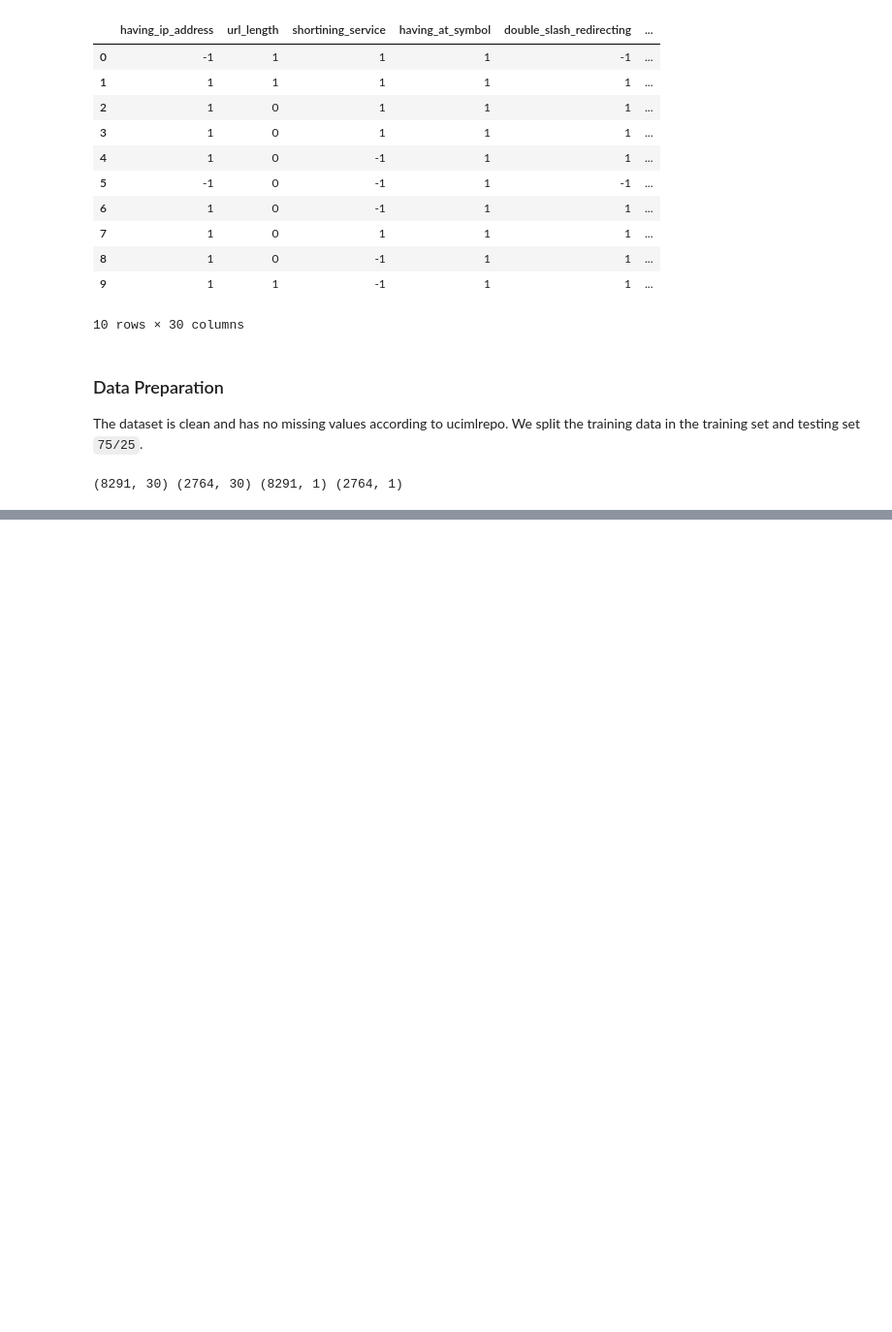
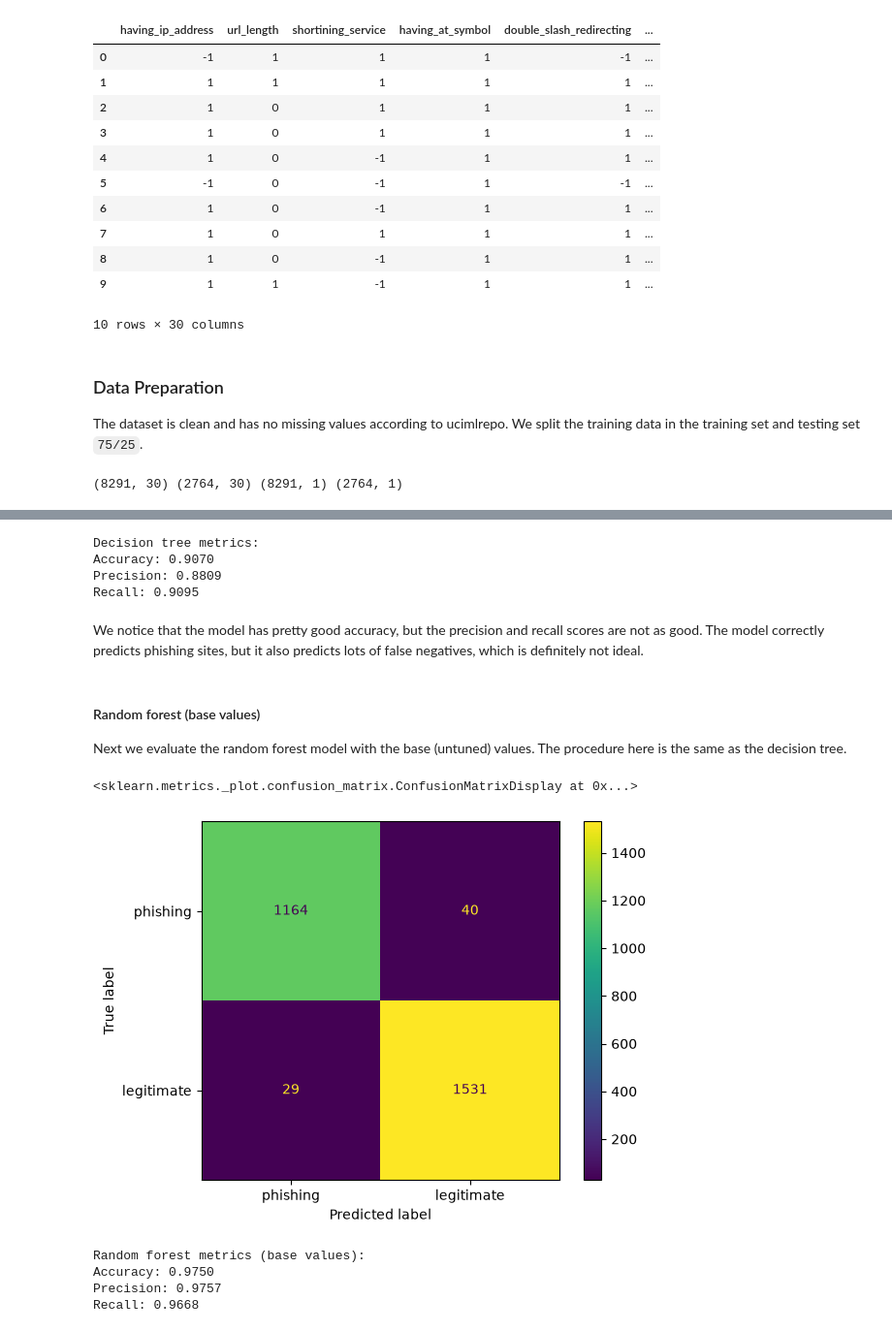
Before and after one commit to alekkiq/dkko-g2, a Jupyter notebook: assignments/mod_5_6.ipynb, the cells around one changed output, grey strips where cells are left out. Shown at 97% size. Cells and saved outputs as stored; diff of their text form; code cells hidden in the pictures; blank space fills up the shorter version.

```diff
--- a/assignments/mod_5_6.ipynb
+++ b/assignments/mod_5_6.ipynb
@@ -58,0 +73,3 @@ plt.show()
+# %%
+y_train_1d = y_train.values.ravel()
+y_test_1d = y_test.values.ravel()
@@ -58,0 +119,40 @@ plt.show()
+# %%
+dt_accuracy = accuracy_score(y_test, dt_predict)
+dt_precision = precision_score(y_test, dt_predict, pos_label=-1)
+dt_recall = recall_score(y_test, dt_predict, pos_label=-1)
+
+print("Decision tree metrics:")
+print(f"Accuracy: {dt_accuracy:.4f}")
+print(f"Precision: {dt_precision:.4f}")
+print(f"Recall: {dt_recall:.4f}")
+# %% [output]
+Decision tree metrics:
+Accuracy: 0.9070
+Precision: 0.8809
+Recall: 0.9095
+# %% [markdown]
+We notice that the model has pretty good accuracy, but the precision and recall scores are not as good. The model correctly predicts phishing sites, but it also predicts lots of false negatives, which is definitely not ideal.
+# %% [markdown]
+#### Random forest (base values)
+Next we evaluate the random forest model with the base (untuned) values. The procedure here is the same as the decision tree.
+# %%
+rf_predict = rf_model.predict(X_test)
+rf_conf_matrix = confusion_matrix(y_test, rf_predict)
+ConfusionMatrixDisplay(rf_conf_matrix, display_labels=['phishing', 'legitimate']).plot()
+# %% [output]
+<sklearn.metrics._plot.confusion_matrix.ConfusionMatrixDisplay at 0x...>
+[figure, added]
+# %%
+rf_accuracy = accuracy_score(y_test, rf_predict)
+rf_precision = precision_score(y_test, rf_predict, pos_label=-1)
+rf_recall = recall_score(y_test, rf_predict, pos_label=-1)
+
+print("Random forest metrics (base values):")
+print(f"Accuracy: {rf_accuracy:.4f}")
+print(f"Precision: {rf_precision:.4f}")
+print(f"Recall: {rf_recall:.4f}")
+# %% [output]
+Random forest metrics (base values):
+Accuracy: 0.9750
+Precision: 0.9757
+Recall: 0.9668
```
Also changed, not shown: parts of 18 cells of this notebook.
